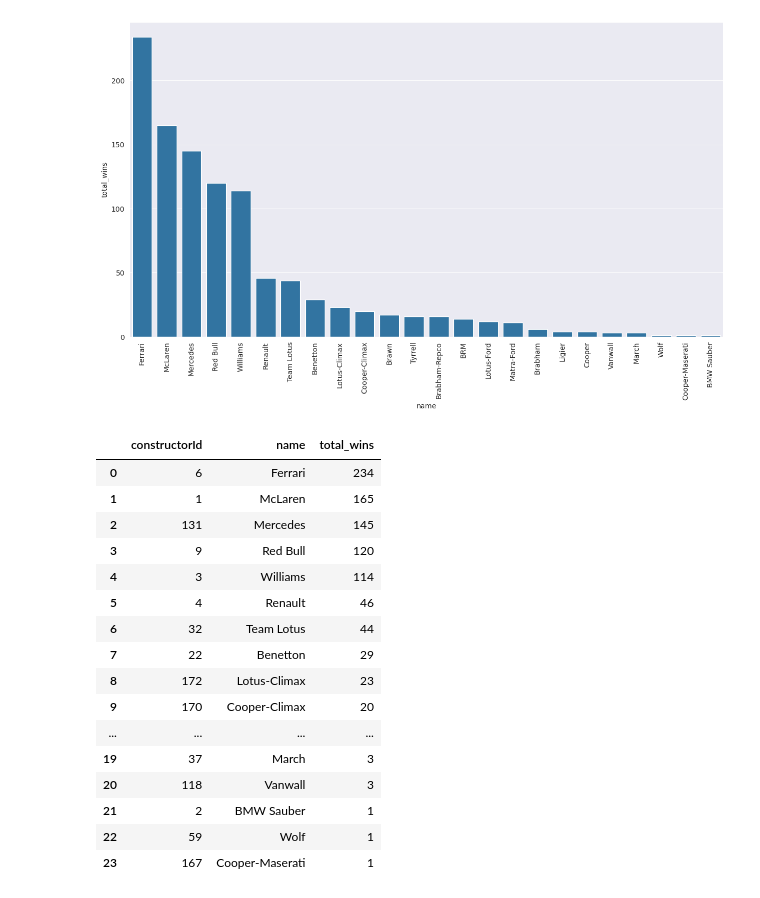
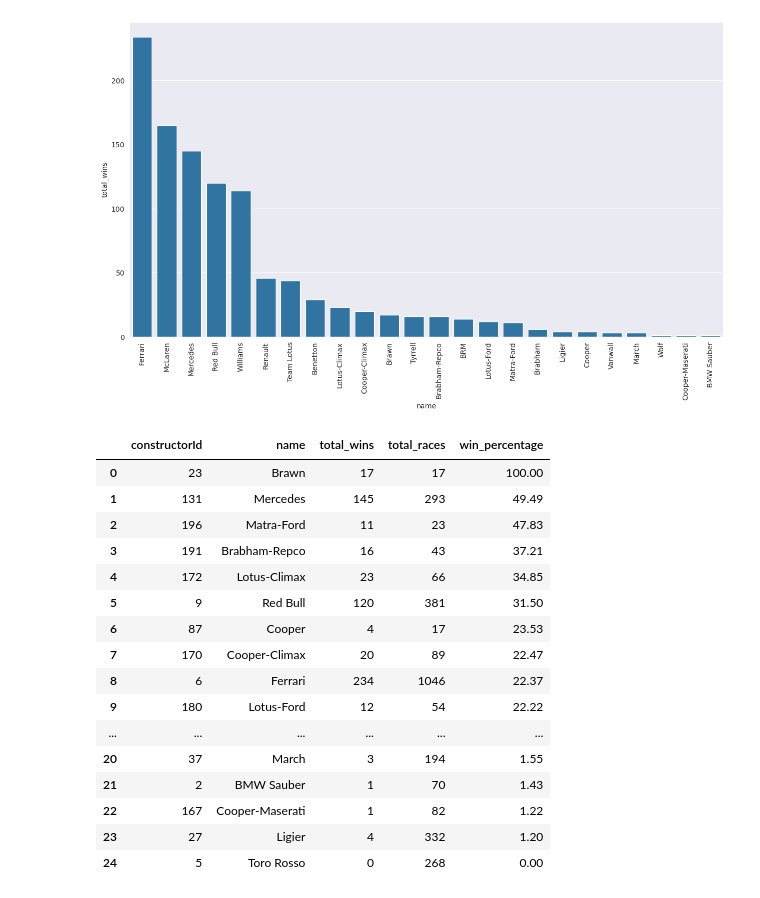
Before and after one commit to rahulakrish/formula_1, a Jupyter notebook: notebook.ipynb, the cells around one changed output. Saved outputs shown, nothing was run; the diff lists cells and outputs as text; code cells hidden in the pictures.

Commit message:
still working on Teams

```diff
--- a/notebook.ipynb
+++ b/notebook.ipynb
@@ -213,36 +221,38 @@ plt.xticks(rotation=90);
 # %% [output]
 [figure]
 # %%
-##Only for wins
 query = """
 
-SELECT constructors.constructorId,
-       constructors.name,
-       COUNT(*) AS total_wins
-FROM constructors
-JOIN constructor_standings
-  ON constructors.constructorId = constructor_standings.constructorId
-WHERE constructor_standings.position = 1
-GROUP BY constructors.constructorId, constructors.name
-ORDER BY total_wins DESC
+SELECT
+        constructors.constructorId,
+        constructors.name,
+        COUNT(CASE WHEN constructor_standings.position = 1 THEN 1 END) AS total_wins,
+        COUNT(*) AS total_races,
+        ROUND(COUNT(CASE WHEN constructor_standings.position = 1 THEN 1 END) * 100.0 / COUNT(*), 2) AS win_percentage
+    FROM constructors
+    JOIN constructor_standings
+      ON constructors.constructorId = constructor_standings.constructorId
+    GROUP BY constructors.constructorId, constructors.name
+    ORDER BY win_percentage DESC
+    LIMIT 25;
+"""
 
-"""
 sqldf.run(query)
 # %% [output]
-|  | constructorId | name | total_wins |
-| 0 | 6 | Ferrari | 234 |
-| 1 | 1 | McLaren | 165 |
-| 2 | 131 | Mercedes | 145 |
-| 3 | 9 | Red Bull | 120 |
-| 4 | 3 | Williams | 114 |
-| 5 | 4 | Renault | 46 |
-| 6 | 32 | Team Lotus | 44 |
-| 7 | 22 | Benetton | 29 |
-| 8 | 172 | Lotus-Climax | 23 |
-| 9 | 170 | Cooper-Climax | 20 |
-| ... | ... | ... | ... |
-| 19 | 37 | March | 3 |
-| 20 | 118 | Vanwall | 3 |
-| 21 | 2 | BMW Sauber | 1 |
-| 22 | 59 | Wolf | 1 |
-| 23 | 167 | Cooper-Maserati | 1 |
+|  | constructorId | name | total_wins | total_races | win_percentage |
+| 0 | 23 | Brawn | 17 | 17 | 100.00 |
+| 1 | 131 | Mercedes | 145 | 293 | 49.49 |
+| 2 | 196 | Matra-Ford | 11 | 23 | 47.83 |
+| 3 | 191 | Brabham-Repco | 16 | 43 | 37.21 |
+| 4 | 172 | Lotus-Climax | 23 | 66 | 34.85 |
+| 5 | 9 | Red Bull | 120 | 381 | 31.50 |
+| 6 | 87 | Cooper | 4 | 17 | 23.53 |
+| 7 | 170 | Cooper-Climax | 20 | 89 | 22.47 |
+| 8 | 6 | Ferrari | 234 | 1046 | 22.37 |
+| 9 | 180 | Lotus-Ford | 12 | 54 | 22.22 |
+| ... | ... | ... | ... | ... | ... |
+| 20 | 37 | March | 3 | 194 | 1.55 |
+| 21 | 2 | BMW Sauber | 1 | 70 | 1.43 |
+| 22 | 167 | Cooper-Maserati | 1 | 82 | 1.22 |
+| 23 | 27 | Ligier | 4 | 332 | 1.20 |
+| 24 | 5 | Toro Rosso | 0 | 268 | 0.00 |
```
Also changed, not shown: parts of 8 cells of this notebook.
